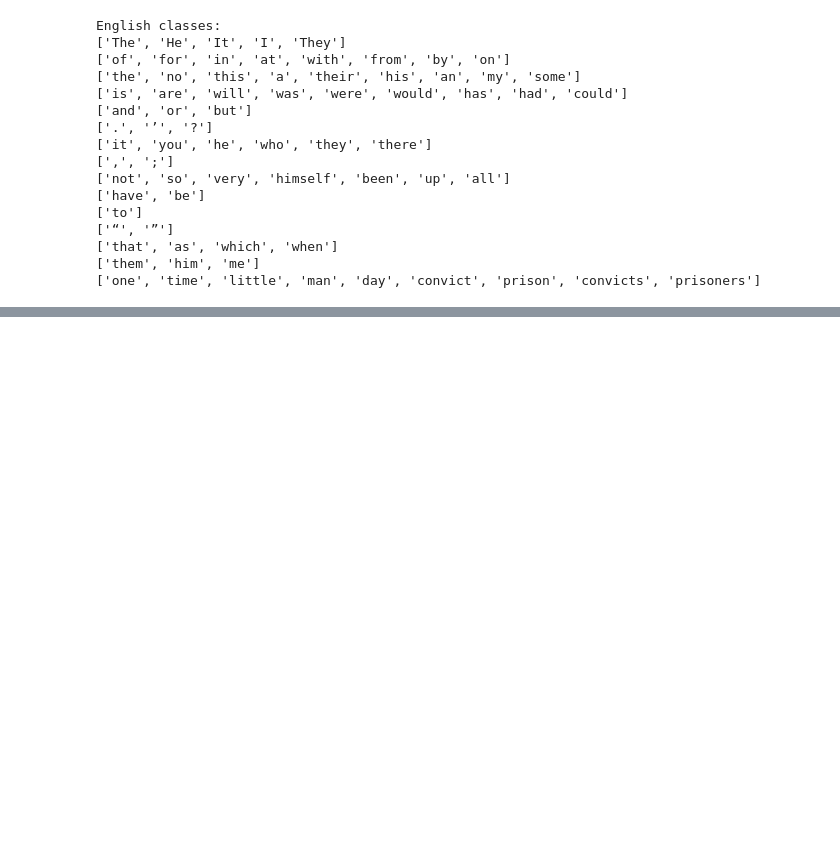
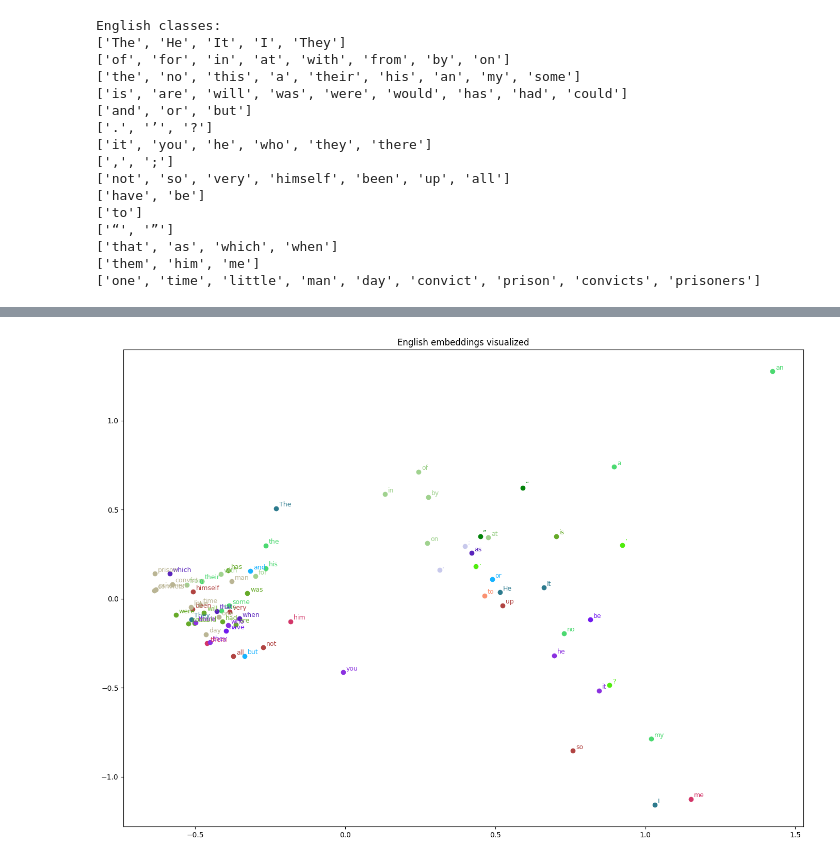
Before and after one commit to patinoboh/nlp, a Jupyter notebook: 02/assignment-02.ipynb, the cells around one changed output, grey strips where cells are left out. Cells and saved outputs as stored; diff of their text form; code cells hidden in the pictures; blank space fills up the shorter version.

```diff
--- a/02/assignment-02.ipynb
+++ b/02/assignment-02.ipynb
@@ -317,0 +328,4 @@ array([-0.01845653, -0.10532278,  0.3126318 , -0.04975438,  0.06101633,
+# %%
+plot_embeddings(reduced_en, starting_words["en"], w2c["en"], "English embeddings visualized")
+# %% [output]
+[figure, added]
```
Also changed, not shown: parts of 16 cells of this notebook.
